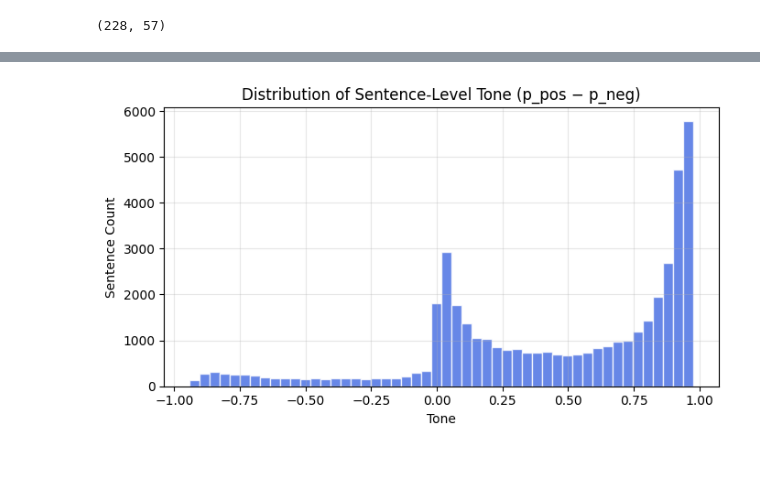
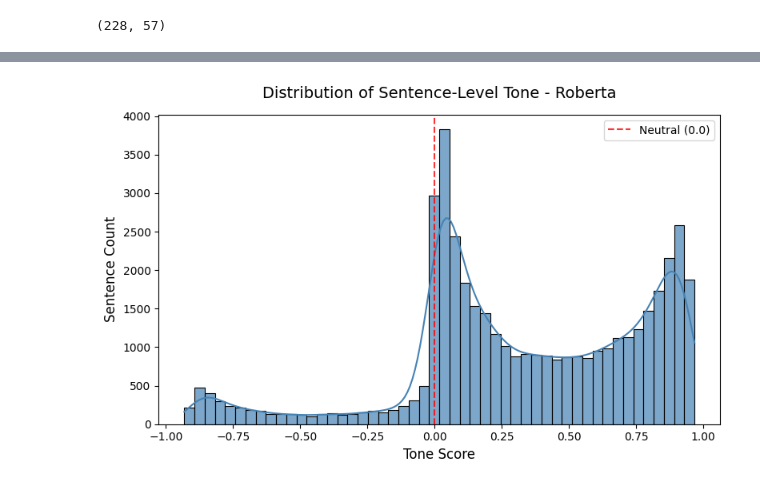
Before and after one commit to kricme/Manero-Panganiban-Serafica, a Jupyter notebook: 04 Transformer-based Sentiment Analysis/0402 Fine-tuned BERT models/Fine tuned RoBERTa.ipynb, the cells around one changed output, grey strips where cells are left out. Drawn from its saved outputs; the diff is of its cells as text; code cells hidden in the pictures.

Commit message:
refactor: streamline evaluation, update output paths, and improve plots

```diff
--- a/04 Transformer-based Sentiment Analysis/0402 Fine-tuned BERT models/Fine tuned RoBERTa.ipynb
+++ b/04 Transformer-based Sentiment Analysis/0402 Fine-tuned BERT models/Fine tuned RoBERTa.ipynb
@@ -12,7 +34,7 @@ from torch.optim import AdamW
 LABELED_CSV         = "../../00 Original Dataset/speech dataset/labeled_sentences_1.csv"
 SPEECHES_CSV        = "../../00 Cleaned Dataset/01 speech dataset/bsp_speech_dataset.csv"
 SAVE_MODEL_DIR      = "finetuned_roberta_bsp_sent"
-OUT_DIR             = "out_roberta"
+OUT_DIR             = "../../00 Cleaned Dataset/02 fine-tuned bert results"
 
 # Column Names
 TEXT_COL_LABELED    = "sentence"
@@ -694,17 +492,34 @@ plt.xlabel("Date"); plt.ylabel("tone_mean"); plt.tight_layout(); plt.show()
 # %%
-# Load sentence-level results
-df_sent = pd.read_csv("out_roberta/sentences_scored.csv")
+MODEL_PREFIX = "roberta"
 
-plt.figure(figsize=(7,4))
-plt.hist(df_sent["tone"], bins=50, color="royalblue", edgecolor="white", alpha=0.8)
-plt.title("Distribution of Sentence-Level Tone (p_pos − p_neg)")
-plt.xlabel("Tone")
-plt.ylabel("Sentence Count")
-plt.grid(alpha=0.3)
+sentences_dir = os.path.join(OUT_DIR, "sentence_level_results")
+sent_csv_path = os.path.join(sentences_dir, f"{MODEL_PREFIX}_sentences_scored.csv")
+
+# Load the data
+df_sent_plot = pd.read_csv(sent_csv_path)
+
+plt.figure(figsize=(8, 5))
+
+sns.histplot(
+    df_sent_plot["tone"],
+    bins=50,
+    kde=True,
+    color="steelblue",
+    edgecolor="black",
+    alpha=0.7
+)
+
+plt.title(f"Distribution of Sentence-Level Tone - {MODEL_PREFIX.capitalize()}", fontsize=14, pad=15)
+plt.xlabel("Tone Score", fontsize=12)
+plt.ylabel("Sentence Count", fontsize=12)
+
+plt.axvline(x=0, color='red', linestyle='--', linewidth=1.5, alpha=0.8, label="Neutral (0.0)")
+plt.legend()
+
 plt.tight_layout()
 plt.show()
 # %% [output]
-[figure, old version]
+[figure, new version]
 # %%
 df_sent["Date"] = pd.to_datetime(df_sent["Date"], errors="coerce")
 
```
Also changed, not shown: parts of 11 cells of this notebook.
